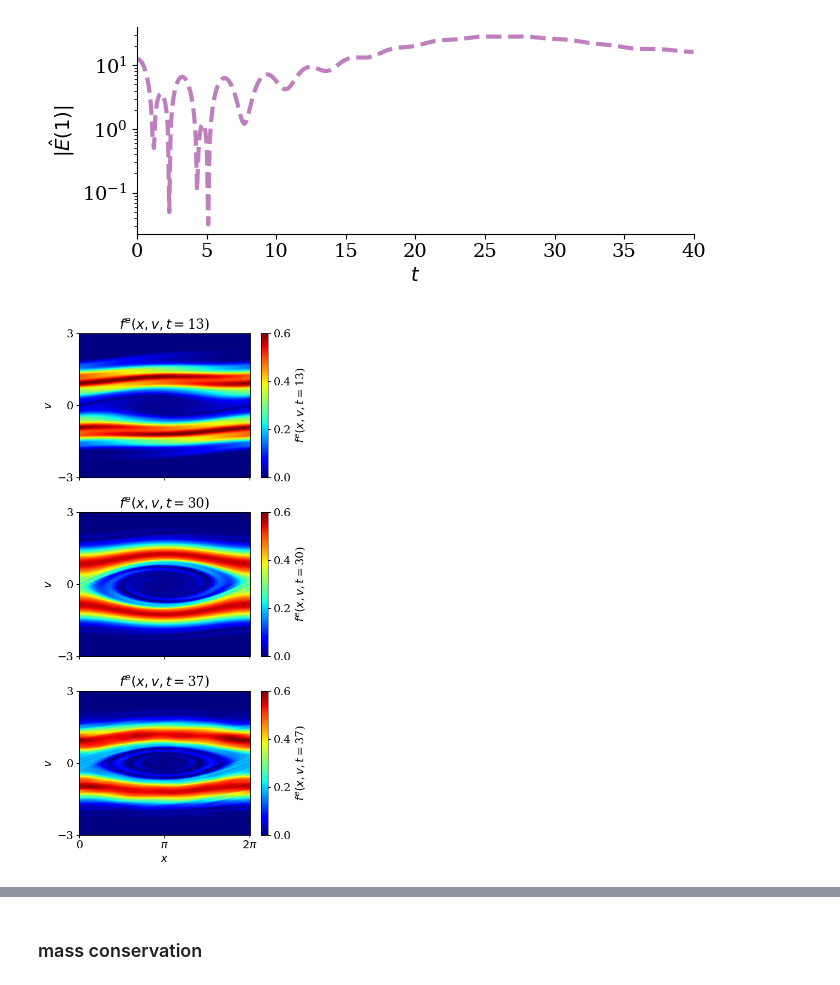
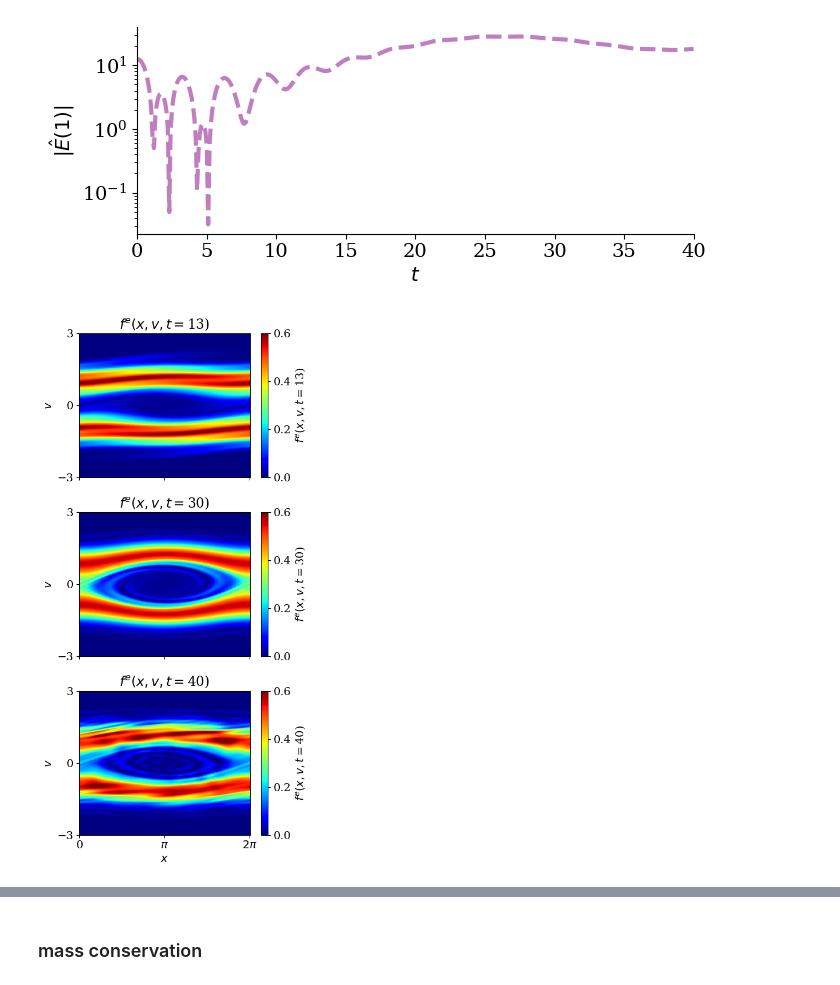
Before and after one commit to opaliss/HermiteFD-ROM, a Jupyter notebook: ROM/two_stream_instability_ROM.ipynb, the cells around one changed output, grey strips where cells are left out. Cells and saved outputs as stored; diff of their text form; code cells hidden in the pictures.

Commit message:
update SVD two stream

```diff
--- a/ROM/two_stream_instability_ROM.ipynb
+++ b/ROM/two_stream_instability_ROM.ipynb
@@ -47,7 +47,7 @@ setup = SimulationSetupTwoStreamROM(Nx=251,
                                     nu_e2=15,
                                     n0_e1=0.5,
                                     n0_e2=0.5,
-                                    Nr=200,
+                                    Nr=120,
                                     M=3,
                                     problem_dir="two_stream",
                                     Ur_e1=np.load("../data/ROM/two_stream/basis_SVD_e1_0_40_M_3.npy"),
@@ -163,13 +163,16 @@ state_e1_FOM  = np.load("../data/FOM/two_stream/sample_" + str(setup.u_e2) + "/s
 state_e2_FOM = np.load("../data/FOM/two_stream/sample_" + str(setup.u_e2) + "/state_e2_midpoint.npy")
 # %%
 fig, ax = plt.subplots(figsize=(7, 3))
-moment = 100
-_ = plt.plot(x, np.abs(state_e1_midpoint[moment, :, 1::20] - state_e1_FOM[moment, :, 1::20])/np.abs(state_e1_FOM[moment, :, 1::20]))
+moment = 300
+skip = 60
+for ii in range(1, int(len(sol_midpoint_t)//skip)):
+    _ = plt.plot(x, np.abs(state_e1_midpoint[moment, :, ii*skip] - state_e1_FOM[moment, :, ii*skip])/np.abs(state_e1_FOM[moment, :, ii*skip]), label="t = " + str(sol_midpoint_t[skip*ii]))
 ax.set_yscale("log")
 ax.set_xticks([0, np.pi, 2*np.pi])
 ax.spines['right'].set_visible(False)
 ax.spines['top'].set_visible(False)
 ax.set_xlim(0, 2*np.pi)
+plt.legend()
 ax.set_xticklabels([r"0", r"$\pi$", r"$2\pi$"])
 _ = ax.set_xlabel("$x$")
 _ = ax.set_ylabel("relative error")
@@ -245,28 +248,28 @@ plt.tight_layout()
 # %%
 # plot the phase space evolution as a function of time
 fig, ax = plt.subplots(nrows=3, figsize=(5, 10), sharex=True)
-for tt, ii in enumerate([len(sol_midpoint_t)//3, int(3*len(sol_midpoint_t)//4), -30]):
+for tt, ii in enumerate([len(sol_midpoint_t)//3, int(3*len(sol_midpoint_t)//4), -1]):
     ii = int(ii)
     distribution1 = np.zeros((len(x), len(v)))
     distribution2 = np.zeros((len(x), len(v)))
     for jj in range(setup.Nv):
         distribution1 += np.outer(state_e1_midpoint[jj, :, ii], psi_ln_aw(v=v, u_s=setup.u_e1, alpha_s=setup.alpha_e1, n=jj))
         distribution2 += np.outer(state_e2_midpoint[jj, :, ii], psi_ln_aw(v=v, u_s=setup.u_e2, alpha_s=setup.alpha_e2, n=jj))
     pos = ax[tt].pcolormesh(x, v, (distribution1 + distribution2).T, cmap="jet", vmin=0, vmax=0.6, shading="nearest")
     ax[tt].set_yticks([-3, 0, 3])
     ax[tt].set_ylabel("$v$")
     cbar = fig.colorbar(pos)
     cbar.ax.set_ylabel('$f^{e}(x, v, t=$' + str(int(sol_midpoint_t[ii])) + ")", rotation=90)
     cbar.ax.set_yticks([0,  0.2, 0.4, 0.6])
     ax[tt].set_title("$f^{e}(x, v, t=$" + str(int(sol_midpoint_t[ii])) + ")")
 
 ax[tt].set_xlabel("$x$")
 ax[tt].set_xticks([0, np.pi, 2*np.pi])
 ax[tt].set_xticklabels([r"0", r"$\pi$", r"$2\pi$"])
 plt.tight_layout()
-# plt.savefig("../figs/FOM/two_stream/two_stream_evolution_" + str(setup.u_e2) +".png", dpi=600)
+plt.savefig("../figs/ROM/two_stream/two_stream_evolution_" + str(setup.u_e2) + "_Nr_" + str(setup.Nr) + ".png", dpi=600)
 # %% [output]
-[figure, old version]
+[figure, new version]
 # %%
 # np.save("../data/FOM/two_stream/sample_" + str(setup.u_e2) + "/distribution_final.npy", distribution1 + distribution2)
 # %%
```
Also changed, not shown: parts of 11 cells of this notebook, 3 other files.
